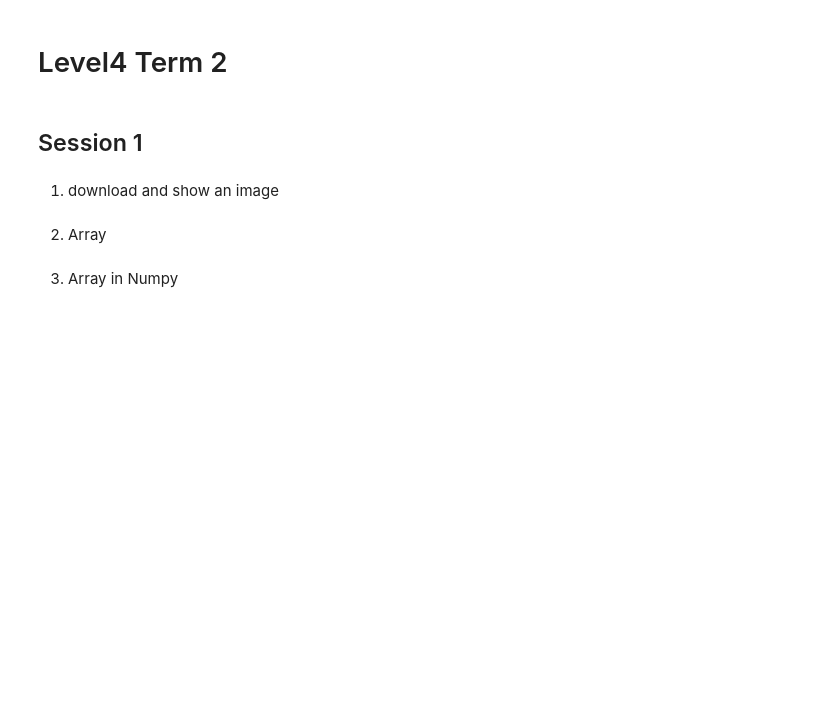
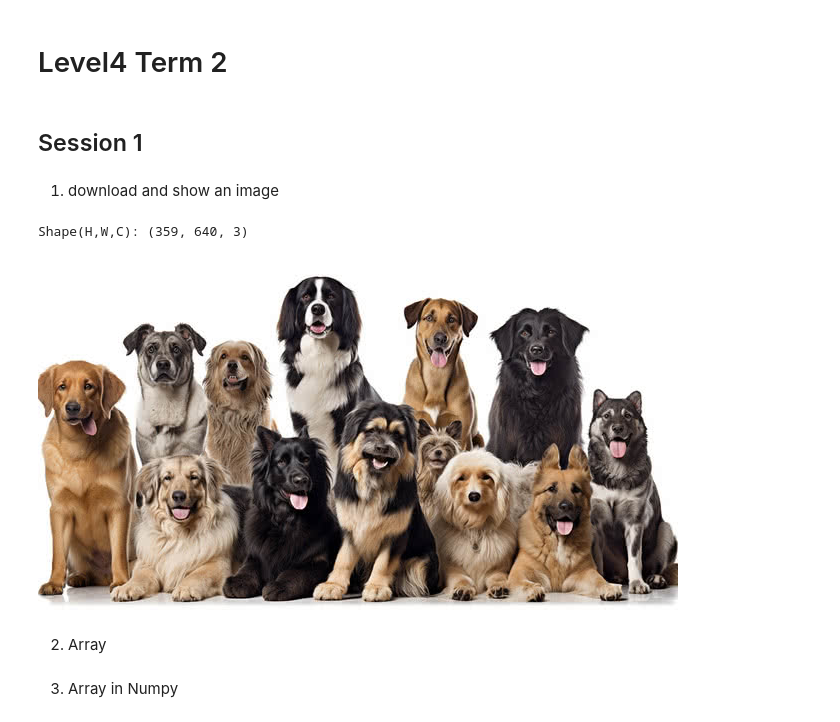
Before and after one commit to mblijian/VS-Code, a Jupyter notebook: Level5/L4208T3/L4208T4_Fri_4pm.ipynb, the cells around one changed output. Cells and saved outputs as stored; diff of their text form; code cells hidden in the pictures; blank space fills up the shorter version.

```diff
--- a/Level5/L4208T3/L4208T4_Fri_4pm.ipynb
+++ b/Level5/L4208T3/L4208T4_Fri_4pm.ipynb
@@ -654,7 +654,12 @@ import numpy as np
 import matplotlib.pyplot as plt
 from IPython.display import Image,display
 # %%
+dog = cv2.imread("dog.jpg")
+print("Shape(H,W,C):",dog.shape)
 Image("dog.jpg")
+# %% [output]
+Shape(H,W,C): (359, 640, 3)
+[figure, added]
 # %%
 dog = cv2.imread("dog.jpg")
 print("Loaded:",dog is not None)
```
Also changed, not shown: parts of 2 cells of this notebook, 3 other files.
